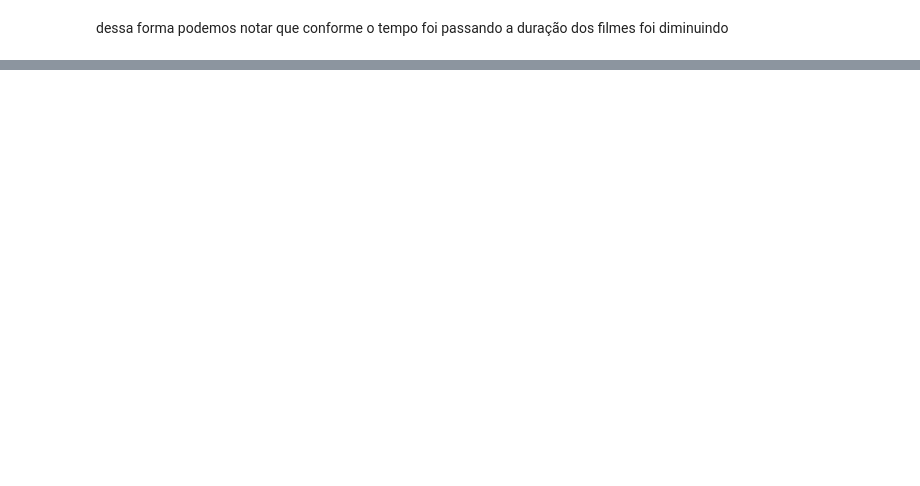
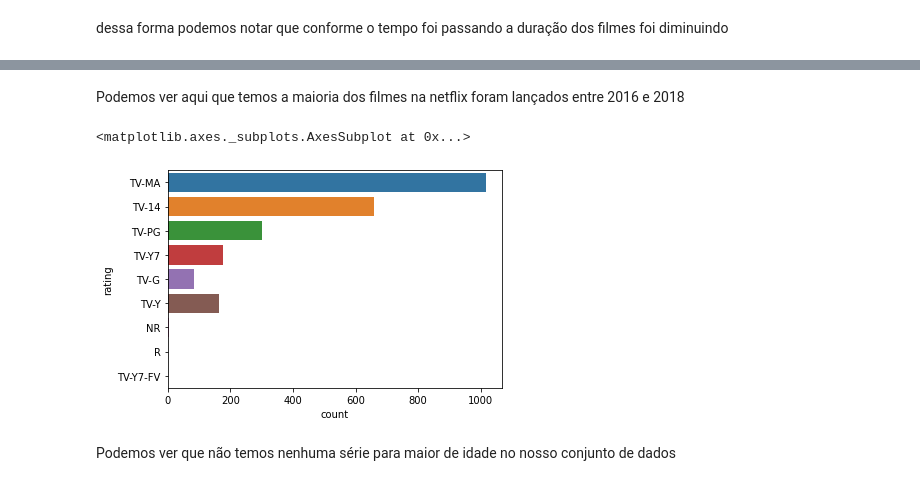
Before and after one commit to danielcti/data-science-project, a Jupyter notebook: dataVisualizationNetflix.ipynb, the cells around one changed output, grey strips where cells are left out. Cells and saved outputs as stored; diff of their text form; code cells hidden in the pictures; blank space fills up the shorter version.

```diff
--- a/dataVisualizationNetflix.ipynb
+++ b/dataVisualizationNetflix.ipynb
@@ -190,8 +190,12 @@ Name: main_country, Length: 7787, dtype: object
 ### Com relação a *duration*, teremos que tratar o nosso dataset para tirar 'min' de *type*=='Movie' e 'Season' de *type*=='TV Show'. Além disso teremos que alterar o tipo dos nossos atributos para int64.
 # %%
 df['duration'] = df.duration.apply(lambda x: x.split()[0])
+dfMovie['duration'] = dfMovie.duration.apply(lambda x: x.split()[0])
+dfShow['duration'] = dfShow.duration.apply(lambda x: x.split()[0])
 # %%
 df['duration'] = df.duration.astype('int')
+dfMovie['duration'] = dfMovie.duration.astype('int')
+dfShow['duration'] = dfShow.duration.astype('int')
 # %% [markdown]
 
 
@@ -222,0 +259,4 @@ dtype: object
+# %%
+minmax_scaler = MinMaxScaler()
+dfShow['release_year_norm'] = minmax_scaler.fit_transform(dfShow[['release_year']])
+dfShow['release_year_norm'].describe()
@@ -222,0 +273,3 @@ dtype: object
+# %%
+dfShow['duration_norm'] = minmax_scaler.fit_transform(dfShow[['duration']])
+dfShow['duration_norm'].describe()
@@ -293,0 +406,9 @@ plt.legend([skewness],title="skewness",fontsize=20)
+# %% [markdown]
+Podemos ver aqui que temos a maioria dos filmes na netflix foram lançados entre 2016 e 2018
+# %%
+sns.countplot(y="rating",data=dfShow)
+# %% [output]
+<matplotlib.axes._subplots.AxesSubplot at 0x...>
+[figure, added]
+# %% [markdown]
+Podemos ver que não temos nenhuma série para maior de idade no nosso conjunto de dados
```
Also changed, not shown: parts of 23 cells of this notebook.
